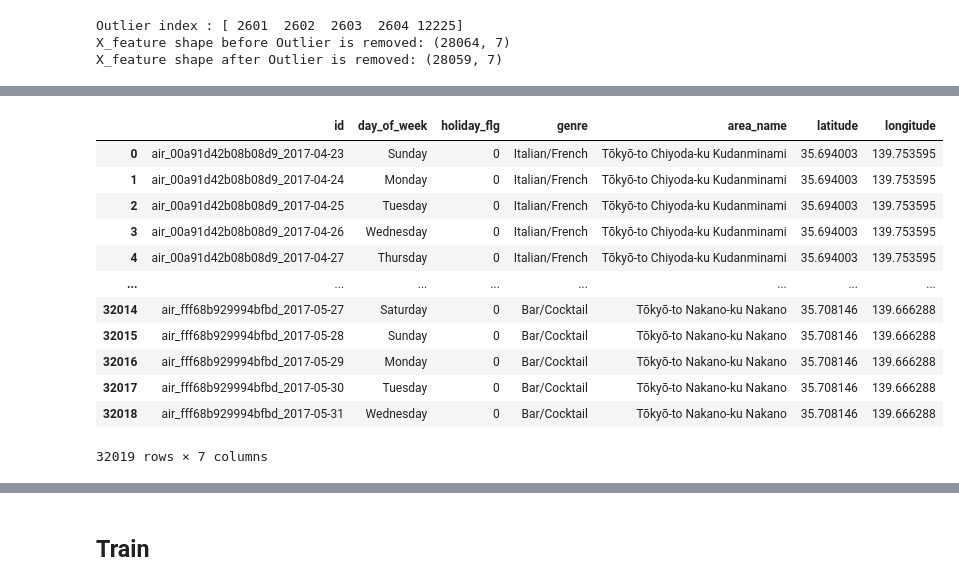
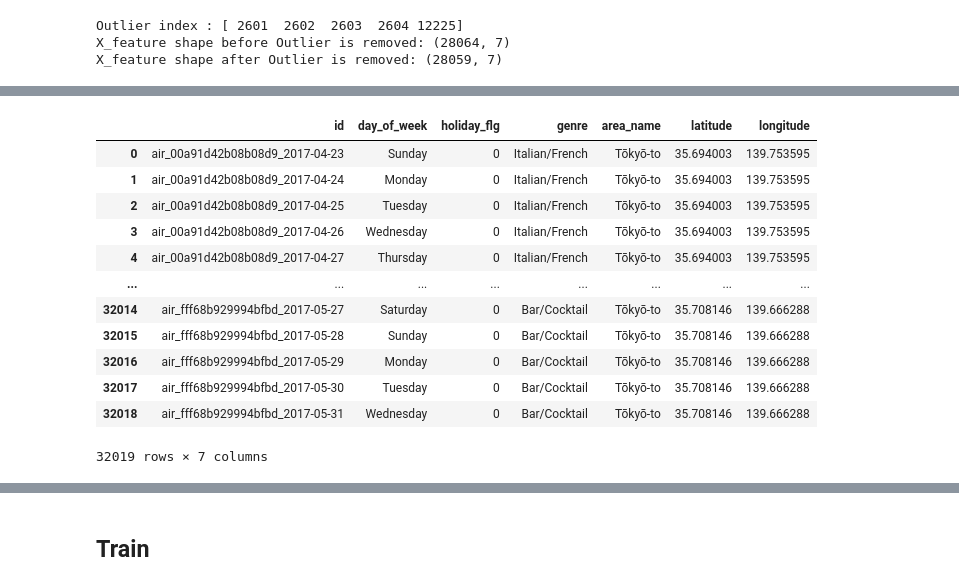
Before and after one commit to dlgur1994/Hackerthon1_Aiffel, a Jupyter notebook: Hyuk/Hackerthon1.ipynb, the cells around one changed output, grey strips where cells are left out. Cells and saved outputs as stored; diff of their text form; code cells hidden in the pictures.

```diff
--- a/Hyuk/Hackerthon1.ipynb
+++ b/Hyuk/Hackerthon1.ipynb
@@ -454,25 +496,24 @@ temp_df = temp_df.drop(['visitors'], axis='columns')
 # %%
-temp2_df = pd.merge(temp_df, date_info_df, left_on='date', right_on='calendar_date')
-temp2_df = temp2_df.drop(['date', 'calendar_date'], axis='columns')
-
+# 장르, 지역, 위도, 경도 추가
 temp3_df = pd.merge(temp2_df, air_store_info_df, left_on='store_id', right_on='air_store_id')
 temp3_df = temp3_df.drop(['air_store_id', 'store_id'], axis='columns')
 temp3_df = temp3_df.rename(columns = {"air_genre_name":"genre", "air_area_name": "area_name"}, inplace = False)
 temp3_df['genre'] = temp3_df['genre'].replace('Asian', 'Other')
 temp3_df['genre'] = temp3_df['genre'].replace('International cuisine', 'Other')
+temp3_df['area_name'] = temp3_df['area_name'].str.split(' ').str[0]
 temp3_df = temp3_df.sort_values(by=['id'], axis=0)
 temp3_df
 # %% [output]
 |  | id | day_of_week | holiday_flg | genre | area_name | latitude | longitude |
-| 0 | air_00a91d42b08b08d9_2017-04-23 | Sunday | 0 | Italian/French | Tōkyō-to Chiyoda-ku Kudanminami | 35.694003 | 139.753595 |
-| 1 | air_00a91d42b08b08d9_2017-04-24 | Monday | 0 | Italian/French | Tōkyō-to Chiyoda-ku Kudanminami | 35.694003 | 139.753595 |
-| 2 | air_00a91d42b08b08d9_2017-04-25 | Tuesday | 0 | Italian/French | Tōkyō-to Chiyoda-ku Kudanminami | 35.694003 | 139.753595 |
-| 3 | air_00a91d42b08b08d9_2017-04-26 | Wednesday | 0 | Italian/French | Tōkyō-to Chiyoda-ku Kudanminami | 35.694003 | 139.753595 |
-| 4 | air_00a91d42b08b08d9_2017-04-27 | Thursday | 0 | Italian/French | Tōkyō-to Chiyoda-ku Kudanminami | 35.694003 | 139.753595 |
+| 0 | air_00a91d42b08b08d9_2017-04-23 | Sunday | 0 | Italian/French | Tōkyō-to | 35.694003 | 139.753595 |
+| 1 | air_00a91d42b08b08d9_2017-04-24 | Monday | 0 | Italian/French | Tōkyō-to | 35.694003 | 139.753595 |
+| 2 | air_00a91d42b08b08d9_2017-04-25 | Tuesday | 0 | Italian/French | Tōkyō-to | 35.694003 | 139.753595 |
+| 3 | air_00a91d42b08b08d9_2017-04-26 | Wednesday | 0 | Italian/French | Tōkyō-to | 35.694003 | 139.753595 |
+| 4 | air_00a91d42b08b08d9_2017-04-27 | Thursday | 0 | Italian/French | Tōkyō-to | 35.694003 | 139.753595 |
 | ... | ... | ... | ... | ... | ... | ... | ... |
-| 32014 | air_fff68b929994bfbd_2017-05-27 | Saturday | 0 | Bar/Cocktail | Tōkyō-to Nakano-ku Nakano | 35.708146 | 139.666288 |
-| 32015 | air_fff68b929994bfbd_2017-05-28 | Sunday | 0 | Bar/Cocktail | Tōkyō-to Nakano-ku Nakano | 35.708146 | 139.666288 |
-| 32016 | air_fff68b929994bfbd_2017-05-29 | Monday | 0 | Bar/Cocktail | Tōkyō-to Nakano-ku Nakano | 35.708146 | 139.666288 |
-| 32017 | air_fff68b929994bfbd_2017-05-30 | Tuesday | 0 | Bar/Cocktail | Tōkyō-to Nakano-ku Nakano | 35.708146 | 139.666288 |
-| 32018 | air_fff68b929994bfbd_2017-05-31 | Wednesday | 0 | Bar/Cocktail | Tōkyō-to Nakano-ku Nakano | 35.708146 | 139.666288 |
+| 32014 | air_fff68b929994bfbd_2017-05-27 | Saturday | 0 | Bar/Cocktail | Tōkyō-to | 35.708146 | 139.666288 |
+| 32015 | air_fff68b929994bfbd_2017-05-28 | Sunday | 0 | Bar/Cocktail | Tōkyō-to | 35.708146 | 139.666288 |
+| 32016 | air_fff68b929994bfbd_2017-05-29 | Monday | 0 | Bar/Cocktail | Tōkyō-to | 35.708146 | 139.666288 |
+| 32017 | air_fff68b929994bfbd_2017-05-30 | Tuesday | 0 | Bar/Cocktail | Tōkyō-to | 35.708146 | 139.666288 |
+| 32018 | air_fff68b929994bfbd_2017-05-31 | Wednesday | 0 | Bar/Cocktail | Tōkyō-to | 35.708146 | 139.666288 |
 32019 rows × 7 columns
```
Also changed, not shown: parts of 41 cells of this notebook.
